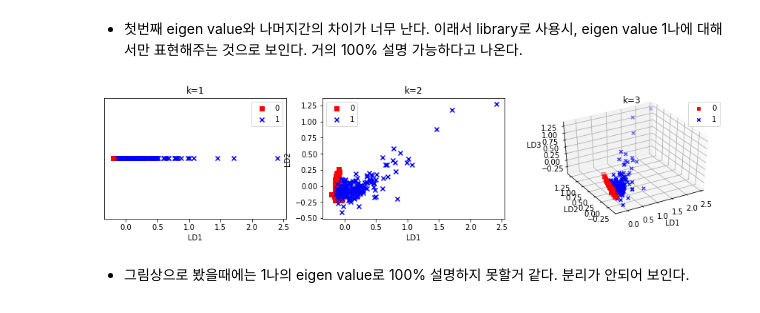
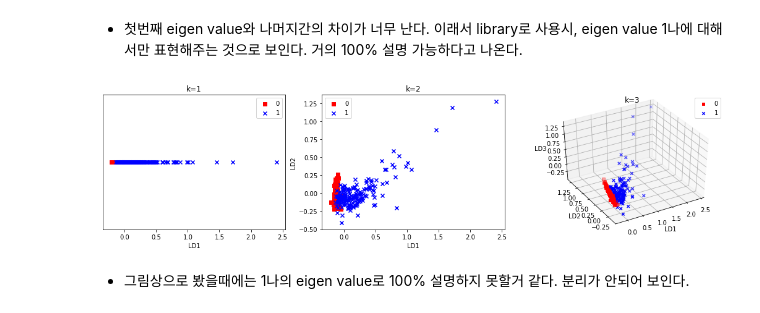
Before and after one commit to happyhyowon/work, a Jupyter notebook: HyowonKim_2019070723_Hw3.ipynb, the cells around one changed output. Saved outputs shown, nothing was run; the diff lists cells and outputs as text; code cells hidden in the pictures.

```diff
--- a/HyowonKim_2019070723_Hw3.ipynb
+++ b/HyowonKim_2019070723_Hw3.ipynb
@@ -387,39 +386,39 @@ def plot_scatter_lda(X1, X2, X3, y, k=None):
     colors = ['r', 'b', 'g']
     markers = ['s', 'x', 'o']
 
-    fig = plt.figure(figsize=(15, 3))
+    fig = plt.figure(figsize=(18, 4))
 
     # k = 1
     ax1 = fig.add_subplot(1, 3, 1)
     for l, c, m in zip(np.unique(y), colors, markers):
         ax1.scatter(X1[y == l, 0], np.zeros((np.size(X1[y == l, 0]))) + 0.02, c=c, label=l, marker=m)
     ax1.set_title('k=1')
     ax1.set_xlabel('LD1')
     ax1.set_yticks([])
     ax1.legend(loc='upper right')
 
     # k = 2
     ax2 = fig.add_subplot(1, 3, 2)
     for l, c, m in zip(np.unique(y), colors, markers):
         ax2.scatter(X2[y == l, 0], X2[y == l, 1], c=c, label=l, marker=m)
     ax2.set_title('k=2')
     ax2.set_xlabel('LD1')
     ax2.set_ylabel('LD2')
     ax2.legend(loc='best')
 
     # k = 3
     ax3 = fig.add_subplot(1, 3, 3, projection='3d', elev=40, azim=-120)
     for l, c, m in zip(np.unique(y), colors, markers):
         ax3.scatter(X3[y == l, 0], X3[y == l, 1], X3[y == l, 2], c=c, label=l, marker=m)
     ax3.set_title('k=3')
     ax3.set_xlabel('LD1')
     ax3.set_ylabel('LD2')
     ax3.set_zlabel('LD3')
     ax3.legend(loc='best')
 
 plot_scatter_lda(nX_train_lda[0], nX_train_lda[1], nX_train_lda[2], y_train)
 # %% [output]
-[figure, old version]
+[figure, new version]
 # %% [markdown]
 * 그림상으로 봤을때에는 1나의 eigen value로 100% 설명하지 못할거 같다. 분리가 안되어 보인다.
 # %%
```
Also changed, not shown: parts of 18 cells of this notebook.
